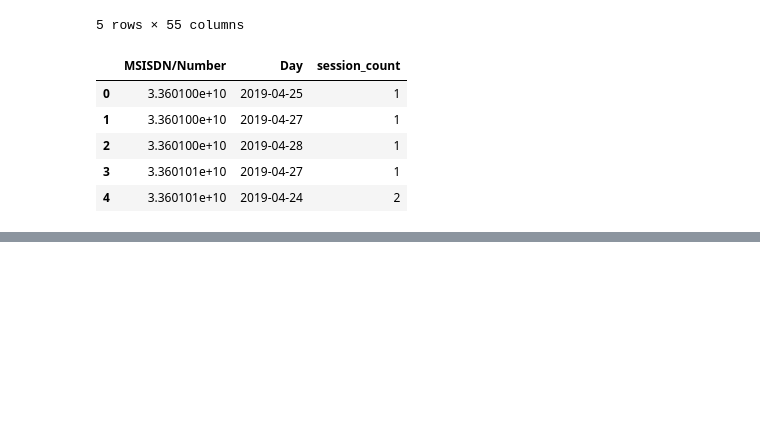
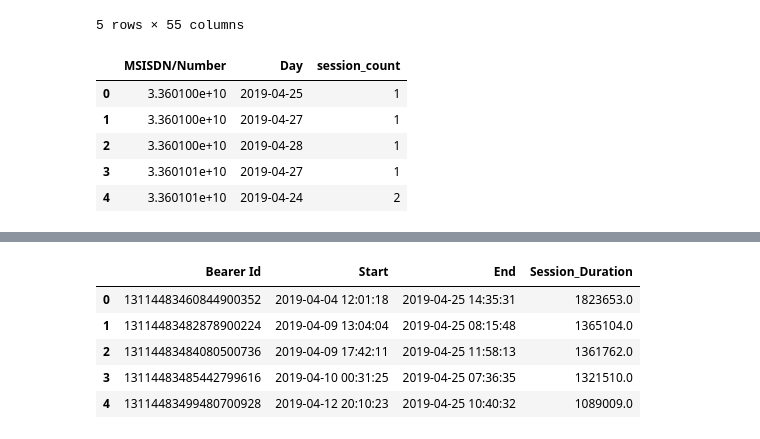
Before and after one commit to wendirad/weekTwo, a Jupyter notebook: notebooks/task_2.ipynb, the cells around one changed output, grey strips where cells are left out. Saved outputs shown, nothing was run; the diff lists cells and outputs as text; code cells hidden in the pictures; blank space fills up the shorter version.

```diff
--- a/notebooks/task_2.ipynb
+++ b/notebooks/task_2.ipynb
@@ -39,0 +48,10 @@ session_frequency.head()
+# %%
+data['Session_Duration'] = (data['End'] - data['Start']).dt.total_seconds()
+data[['Bearer Id', 'Start', 'End', 'Session_Duration']].head()
+# %% [output]
+|  | Bearer Id | Start | End | Session_Duration |
+| 0 | 13114483460844900352 | 2019-04-04 12:01:18 | 2019-04-25 14:35:31 | 1823653.0 |
+| 1 | 13114483482878900224 | 2019-04-09 13:04:04 | 2019-04-25 08:15:48 | 1365104.0 |
+| 2 | 13114483484080500736 | 2019-04-09 17:42:11 | 2019-04-25 11:58:13 | 1361762.0 |
+| 3 | 13114483485442799616 | 2019-04-10 00:31:25 | 2019-04-25 07:36:35 | 1321510.0 |
+| 4 | 13114483499480700928 | 2019-04-12 20:10:23 | 2019-04-25 10:40:32 | 1089009.0 |
```
Also changed, not shown: parts of 3 cells of this notebook.
